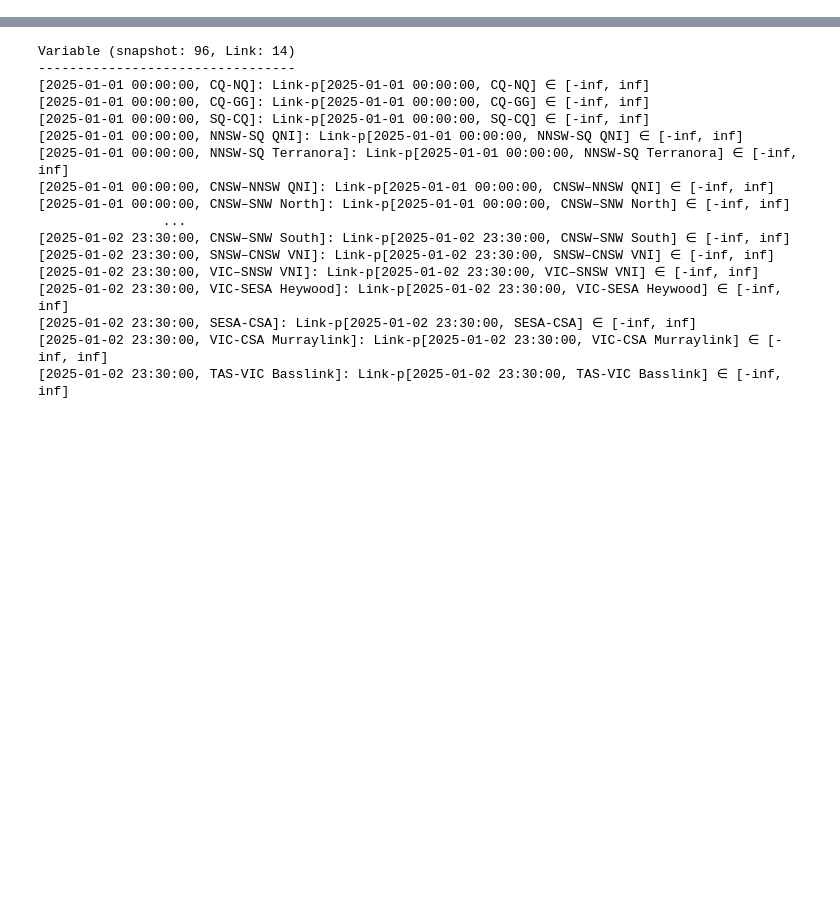
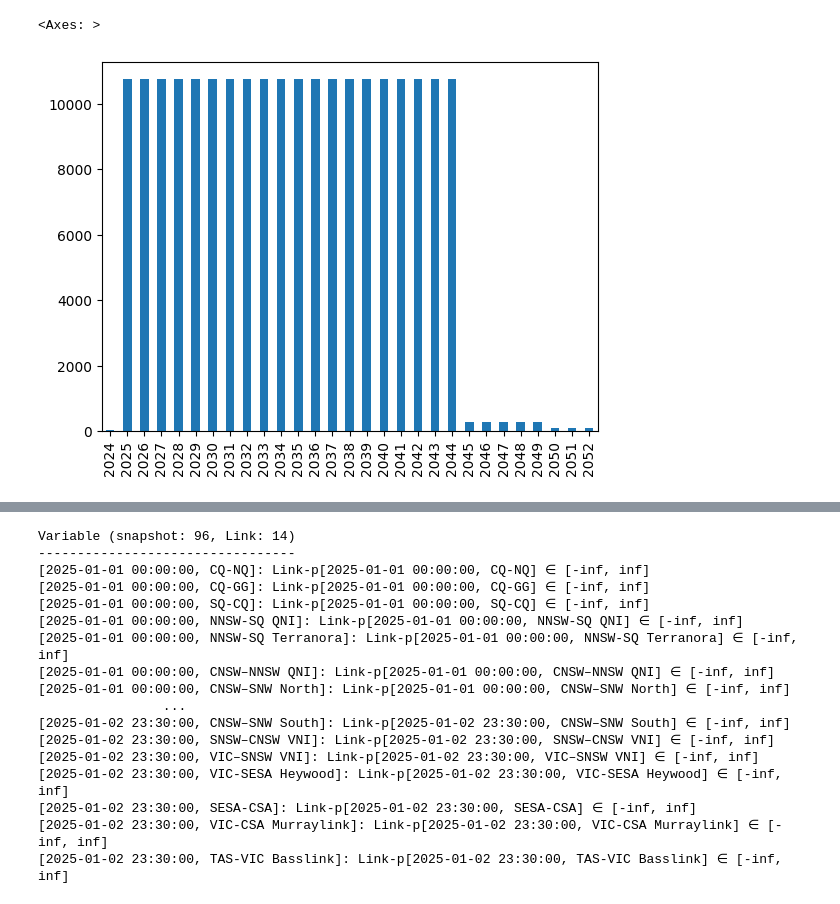
Before and after one commit to ArthurBond/AUS-CEM, a Jupyter notebook: scripts/build_test_network.ipynb, the cells around one changed output, grey strips where cells are left out. Saved outputs shown, nothing was run; the diff lists cells and outputs as text; code cells hidden in the pictures; blank space fills up the shorter version.

```diff
--- a/scripts/build_test_network.ipynb
+++ b/scripts/build_test_network.ipynb
@@ -178,0 +592,5 @@ Reading time = 0.09 seconds
+# %%
+network.statistics.optimal_capacity().div(1e3).sum().plot(kind="bar")
+# %% [output]
+<Axes: >
+[figure, added]
```
Also changed, not shown: parts of 61 cells of this notebook, 13 other files.
